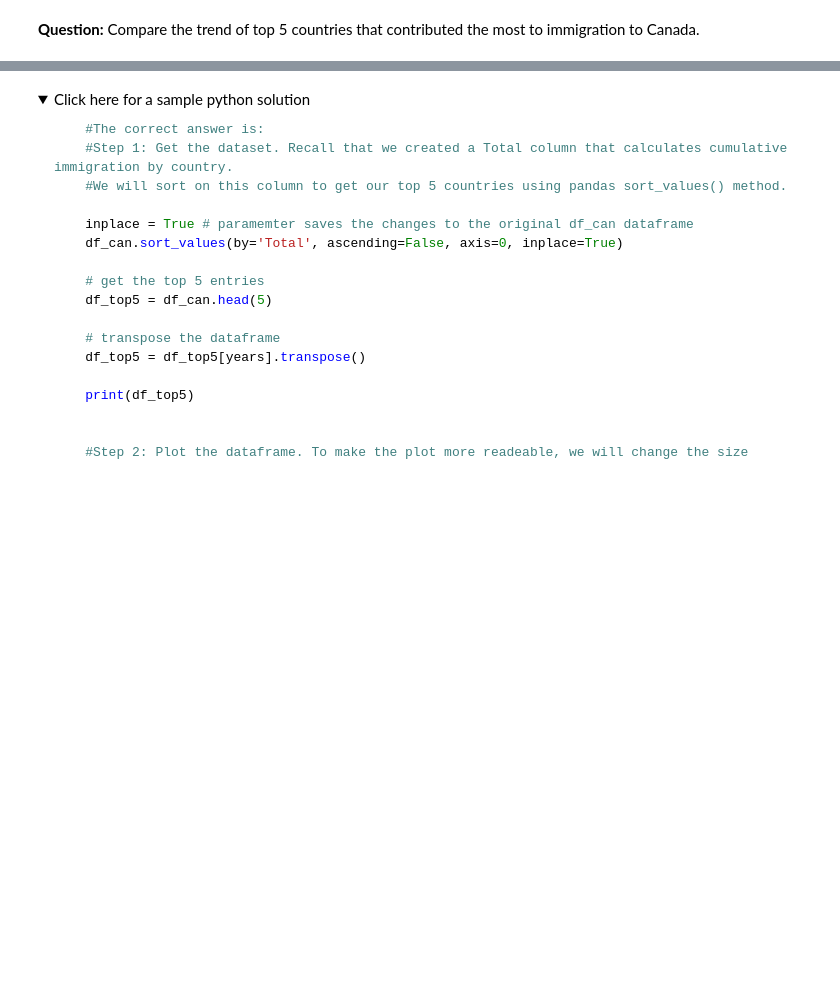
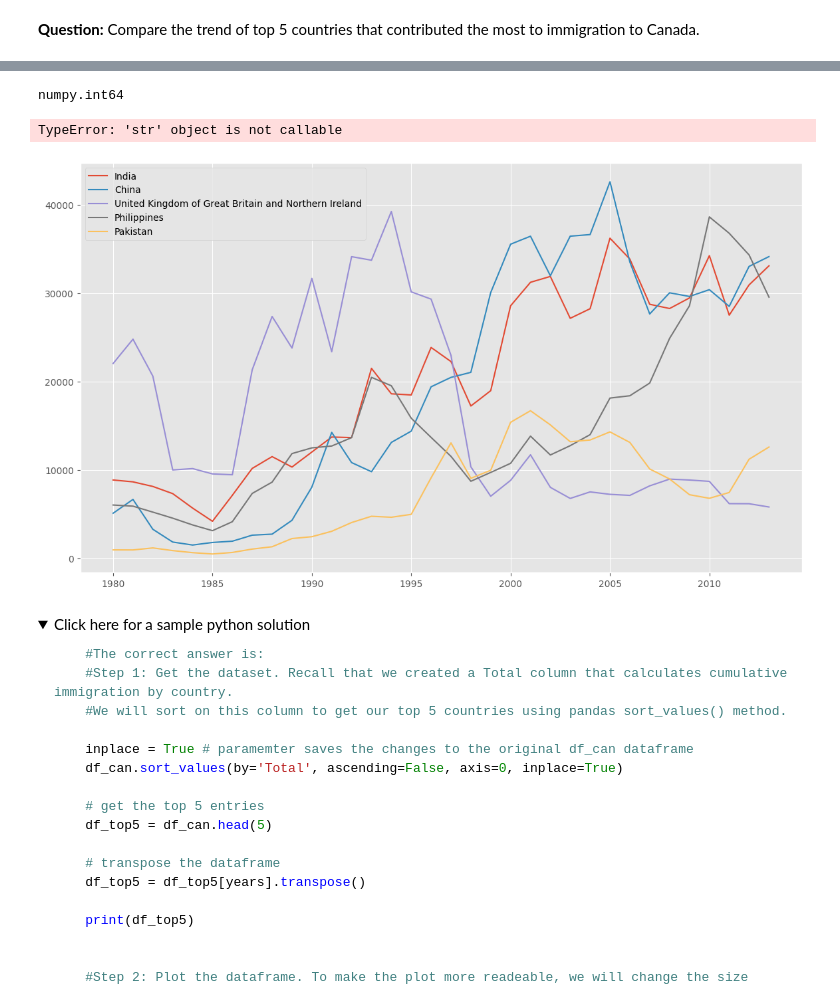
Before and after one commit to lovecode2020/Data_Visualization_with_Python, a Jupyter notebook: DV0101EN-Exercise-Introduction-to-Matplotlib-and-Line-Plots_.ipynb, the cells around one changed output, grey strips where cells are left out. Cells and saved outputs as stored; diff of their text form; code cells hidden in the pictures; folded sections open; blank space fills up the shorter version.

```diff
--- a/DV0101EN-Exercise-Introduction-to-Matplotlib-and-Line-Plots_.ipynb
+++ b/DV0101EN-Exercise-Introduction-to-Matplotlib-and-Line-Plots_.ipynb
@@ -414,0 +406,7 @@ df
+# %%
+### type your answer here
+df_can.head(2)
+test = df_can.sort_values(by= 'Total',ascending=0,ignore_index=0,inplace=False).head(5)
+type(test.columns[5])
+years = list(map(str,range(1980,2014)))
+test
@@ -414,0 +421,3 @@ df
+# %%
+tr_test = test[years].transpose()
+tr_test
@@ -415,3 +442,19 @@ df
+# %%
+type(tr_test.iloc[0,1])
+# %% [output]
+numpy.int64
+# %%
+tr_test.index = tr_test.index.map(int) # let's change the index values of df_top5 to type integer for plotting
+
+tr_test.plot(kind='line',figsize=(14, 8))
+
+plt.title('trend of top 5 countries that contributed the most to immigration to Canada')
+plt.xlabel('years')
+plt.ylabel('amount of miggration')
+plt.show()
+# %% [output]
+TypeError: 'str' object is not callable
+[figure, added]
 # %% [markdown]
 <details><summary>Click here for a sample python solution</summary>
 
```
Also changed, not shown: parts of 5 cells of this notebook, 3 other files.
